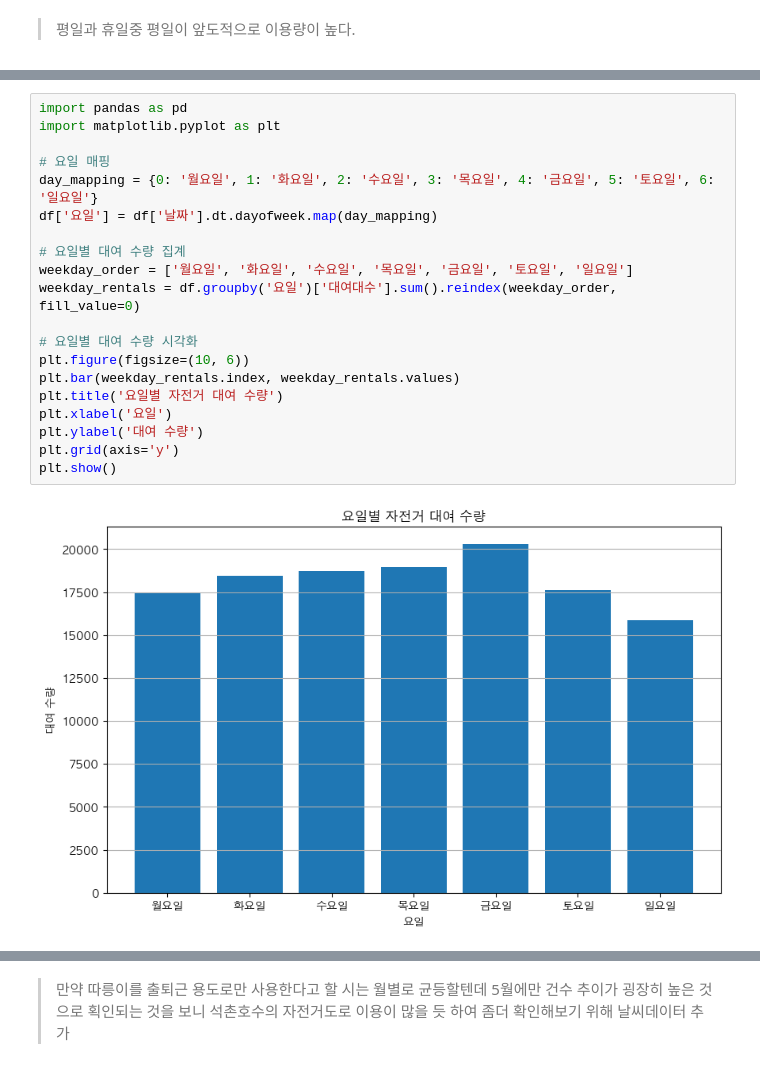
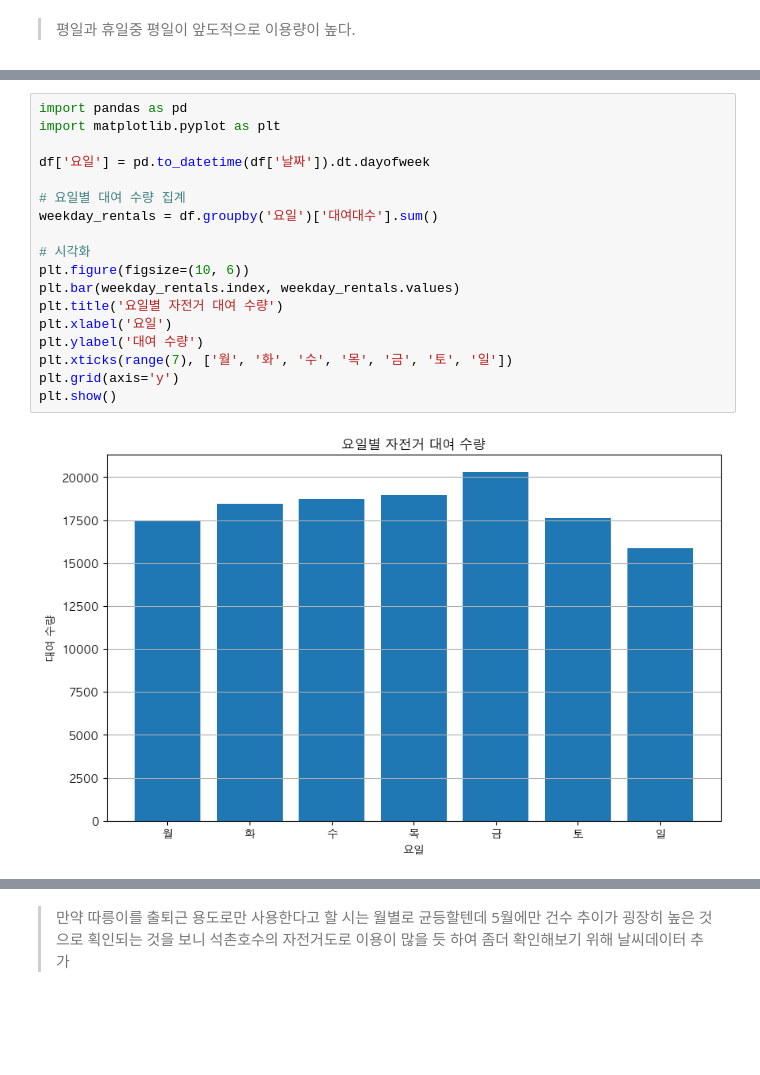
Before and after one commit to donghun-ha/Ddareungi, a Jupyter notebook: python/note/yh/lotte_12_1.ipynb, the cells around one changed output, grey strips where cells are left out. Drawn from its saved outputs; the diff is of its cells as text; blank space fills up the shorter version.

```diff
--- a/python/note/yh/lotte_12_1.ipynb
+++ b/python/note/yh/lotte_12_1.ipynb
@@ -423,25 +446,23 @@ plt.show()
 # %%
 import pandas as pd
 import matplotlib.pyplot as plt
 
-# 요일 매핑
-day_mapping = {0: '월요일', 1: '화요일', 2: '수요일', 3: '목요일', 4: '금요일', 5: '토요일', 6: '일요일'}
-df['요일'] = df['날짜'].dt.dayofweek.map(day_mapping)
+df['요일'] = pd.to_datetime(df['날짜']).dt.dayofweek
 
 # 요일별 대여 수량 집계
-weekday_order = ['월요일', '화요일', '수요일', '목요일', '금요일', '토요일', '일요일']
-weekday_rentals = df.groupby('요일')['대여대수'].sum().reindex(weekday_order, fill_value=0)
+weekday_rentals = df.groupby('요일')['대여대수'].sum()
 
-# 요일별 대여 수량 시각화
+# 시각화
 plt.figure(figsize=(10, 6))
 plt.bar(weekday_rentals.index, weekday_rentals.values)
 plt.title('요일별 자전거 대여 수량')
 plt.xlabel('요일')
 plt.ylabel('대여 수량')
+plt.xticks(range(7), ['월', '화', '수', '목', '금', '토', '일'])
 plt.grid(axis='y')
 plt.show()
 # %% [output]
-[figure, old version]
+[figure, new version]
 # %%
 # 계절별 대여 수량 시각화
 season_rentals = df.groupby('계절')['대여대수'].sum()
```
Also changed, not shown: parts of 66 cells of this notebook, 28 other files.
